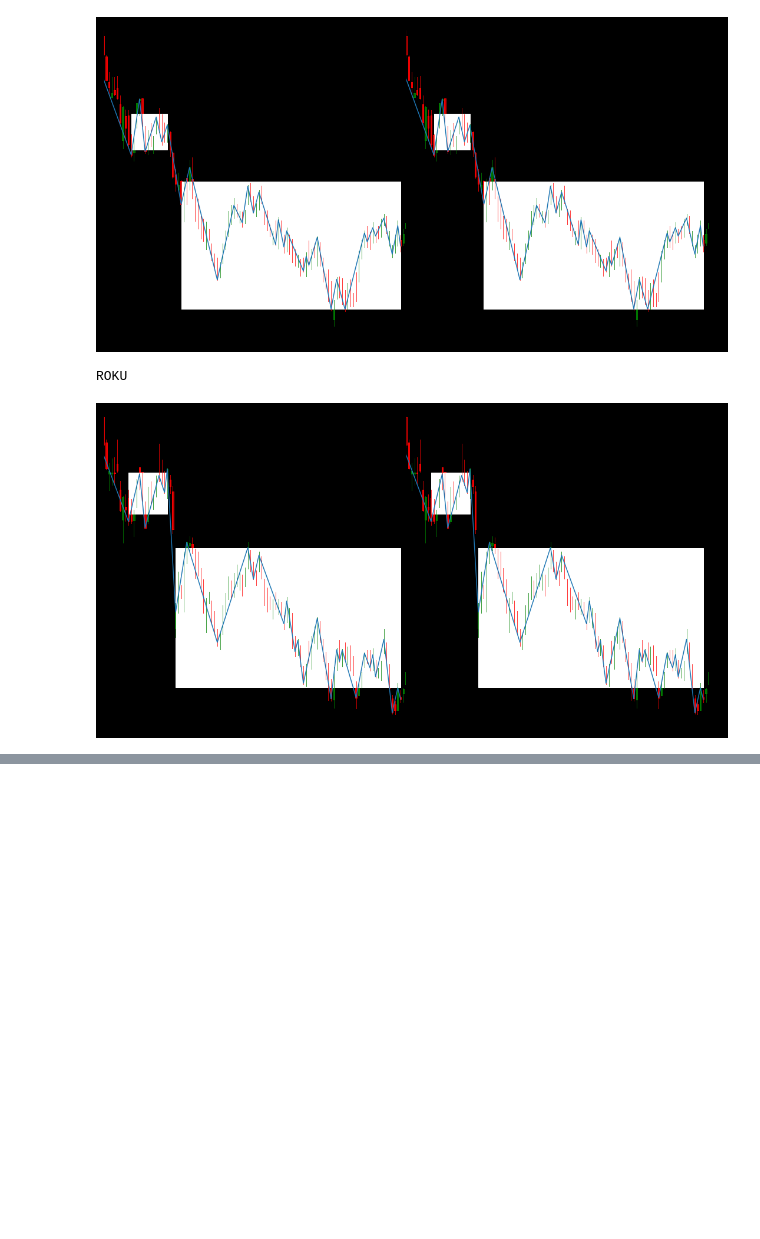
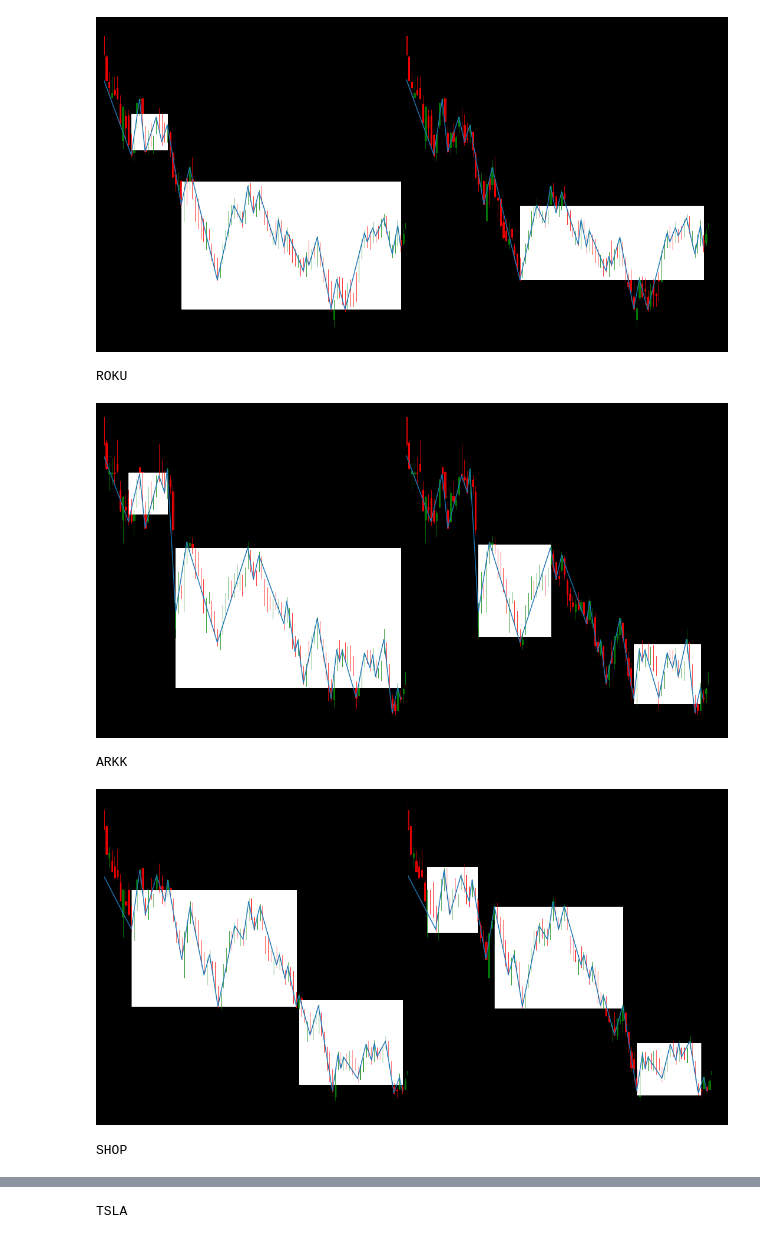
Before and after one commit to bijantech/sr_box_finder, a Jupyter notebook: run_multiple.ipynb, the cells around one changed output, grey strips where cells are left out. Saved outputs shown, nothing was run; the diff lists cells and outputs as text; code cells hidden in the pictures; blank space fills up the shorter version.

```diff
--- a/run_multiple.ipynb
+++ b/run_multiple.ipynb
@@ -6,7 +6,7 @@ import pandas as pd
 from IPython.display import display, HTML
 from sr_cli import run
 
-TICKER = 'ZM,ROKU'
+TICKER = 'ZM,ROKU,ARKK,SHOP,TSLA,UPWK'
 SHOW_ZAGS=True
 
 class Args:
@@ -29,6 +29,7 @@ class Args:
     time=365
     verbose=False
     filter=False
+    side_by_side=True
 
 args=Args()
 run(args)
@@ -49,5 +50,8 @@ The autoreload extension is already loaded. To reload it, use:
 
 ZM
-[figure, old version]
+[figure, new version]
 ROKU
-[figure, old version]
+[figure, new version]
+ARKK
+[figure, added]
+SHOP
@@ -53,0 +59 @@ ROKU
+TSLA
```
Also changed, not shown: parts of 1 cell of this notebook, 2 other files.
